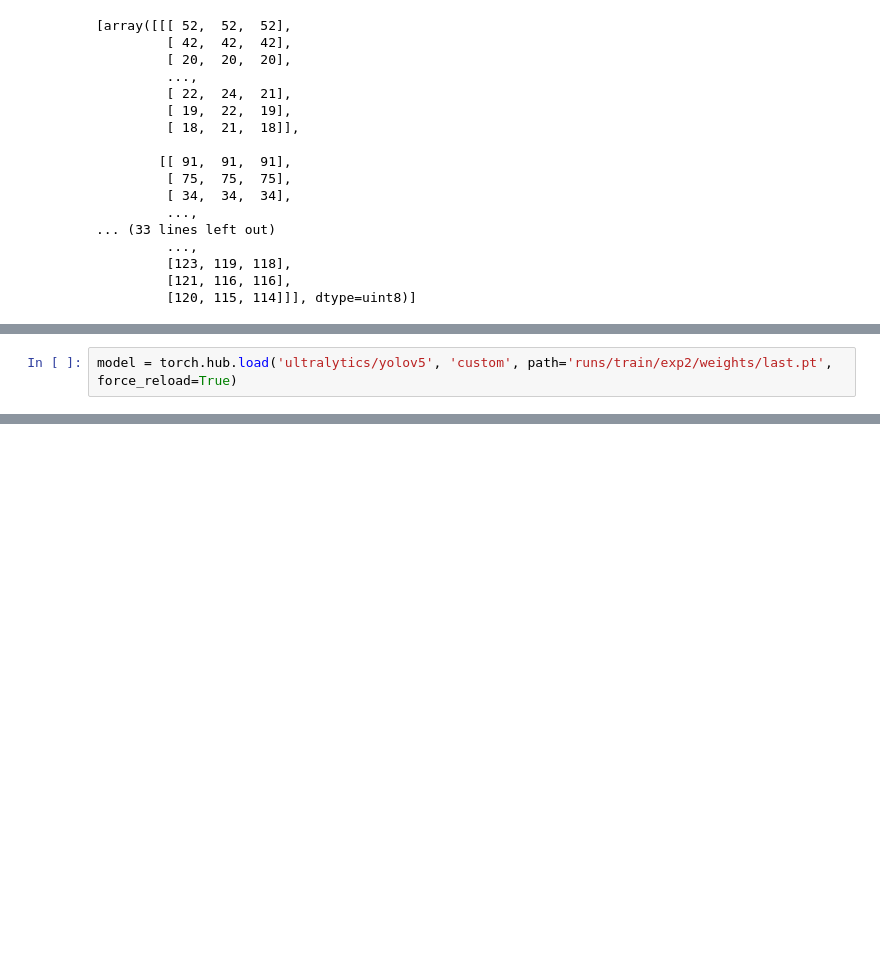
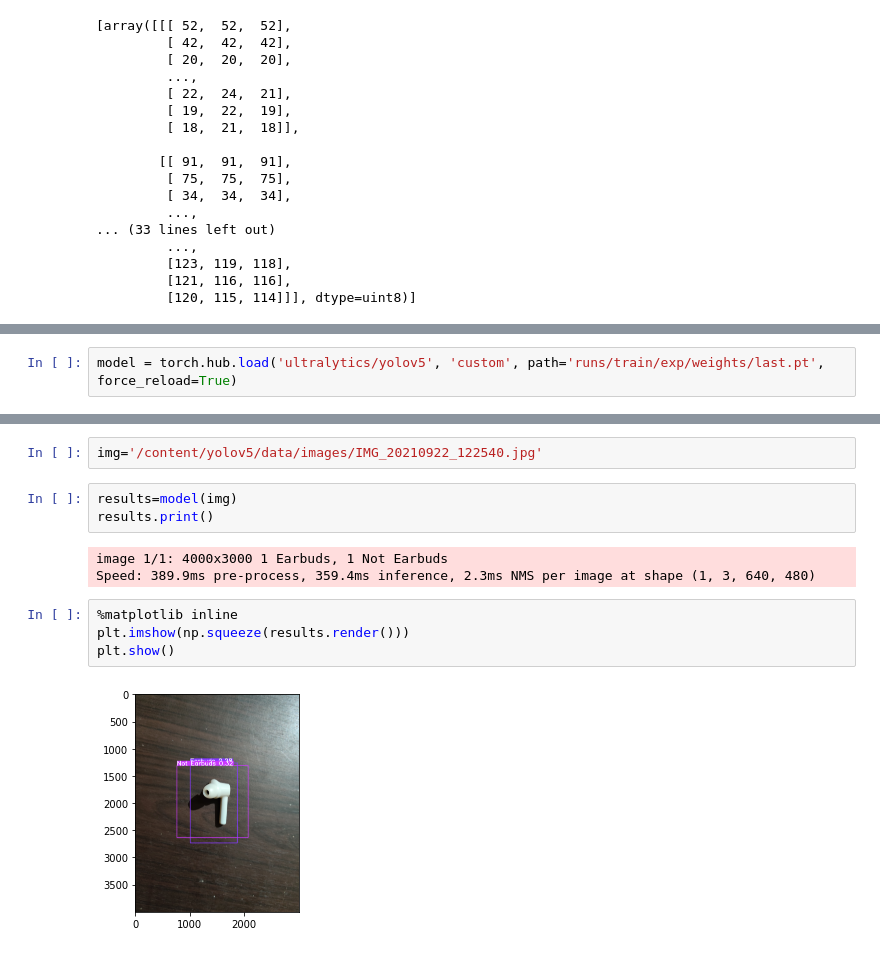
Before and after one commit to SatyakiAcharya/Earbuds-detection-using-yolov5, a Jupyter notebook: Earbuds.ipynb, the cells around one changed output, grey strips where cells are left out. Cells and saved outputs as stored; diff of their text form; blank space fills up the shorter version.

```diff
--- a/Earbuds.ipynb
+++ b/Earbuds.ipynb
@@ -141,6 +137,6 @@ Overriding model.yaml nc=80 with nc=18
 Results saved to runs/train/exp2
 # %%
-model = torch.hub.load('ultralytics/yolov5', 'custom', path='runs/train/exp2/weights/last.pt', force_reload=True)
+model = torch.hub.load('ultralytics/yolov5', 'custom', path='runs/train/exp/weights/last.pt', force_reload=True)
 # %% [output]
 Downloading: "https://github.com/ultralytics/yolov5/archive/master.zip" to /root/.cache/torch/hub/master.zip
 requirements: PyYAML>=5.3.1 not found and is required by YOLOv5, attempting auto-update...
@@ -178,0 +151,14 @@ AssertionError: Failed to open 0
+# %%
+img='/content/yolov5/data/images/IMG_20210922_122540.jpg'
+# %%
+results=model(img)
+results.print()
+# %% [output]
+image 1/1: 4000x3000 1 Earbuds, 1 Not Earbuds
+Speed: 389.9ms pre-process, 359.4ms inference, 2.3ms NMS per image at shape (1, 3, 640, 480)
+# %%
+%matplotlib inline
+plt.imshow(np.squeeze(results.render()))
+plt.show()
+# %% [output]
+[figure, added]
```
Also changed, not shown: parts of 9 cells of this notebook.
